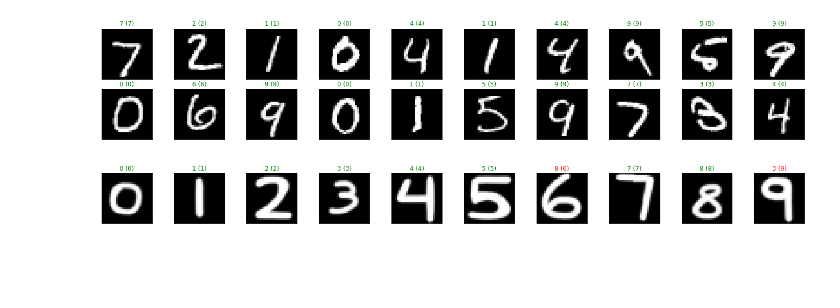
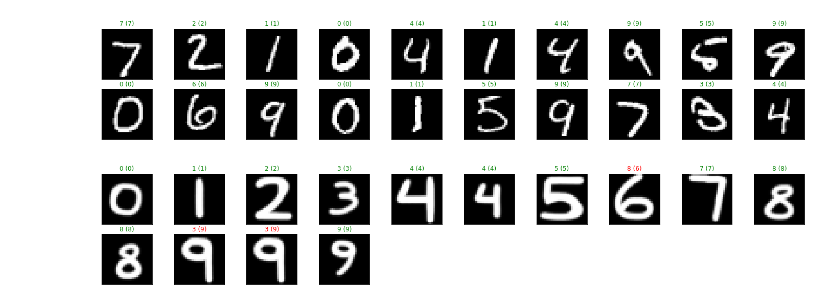
Before and after one commit to BodeMatias/TP1-Inteligencia-Computacional, a Jupyter notebook: Handwritten Digit Classification Using MLP.ipynb, the cells around one changed output. Cells and saved outputs as stored; diff of their text form; code cells hidden in the pictures; blank space fills up the shorter version.

Commit message:
mejoras en input de imagenes

```diff
--- a/Handwritten Digit Classification Using MLP.ipynb
+++ b/Handwritten Digit Classification Using MLP.ipynb
@@ -237,46 +237,56 @@ for idx in np.arange(20):
 [figure]
 # %%
 path = "data/MNIST/raw/images/"
-imagesList = listdir(path)
+
+imagesList = []
+
+imagesMap = {}
+
+for i in range(10):
+    imagesMap[i] = listdir(path + str(i))
+
 loadedImages = []
 tests = []
+correct = []
+imageNumber = 0
 
-correct = []
+for image in imagesMap.keys():
+    for each_image in imagesMap[image]:
+        imageNumber+=1
+        img = PImage.open(path + str(image) + '/' + str(each_image)).convert('L')
+        loadedImages.append(img)
 
-for image in imagesList:
-    img = PImage.open(path + image).convert('L')
-    loadedImages.append(img)
+        correct.append(image)
 
-    correct.append(image.split('.')[0])
+        img = np.array(img)
 
-    img = np.array(img)
+        width, height = img.shape
 
-    width, height = img.shape
-    thresh = img.max()/2.5
+        thresh = img.max()/2.5
 
-    imgCopy = np.asarray(img)
-    imgCopy = imgCopy.astype(float)
+        imgCopy = np.asarray(img)
+        imgCopy = imgCopy.astype(float)
 
-    for x in range(width):
-        for y in range(height):
-            imgCopy[x][y] = float(img[x][y]/255.0)
-            val = round(imgCopy[x][y],2) if imgCopy[x][y] !=0 else 0
-            ax.annotate(str(val), xy=(y,x),
-                        horizontalalignment='center',
-                        verticalalignment='center',
-                        color='white' if imgCopy[x][y]<thresh else 'black')
-    tests.append(imgCopy)
+        for x in range(width):
+            for y in range(height):
+                imgCopy[x][y] = float(img[x][y]/255.0)
+                val = round(imgCopy[x][y],2) if imgCopy[x][y] !=0 else 0
+                ax.annotate(str(val), xy=(y,x),
+                            horizontalalignment='center',
+                            verticalalignment='center',
+                            color='white' if imgCopy[x][y]<thresh else 'black')
+        tests.append(imgCopy)
 
 tests = torch.from_numpy(np.array(tests))
 
 output = model(tests.float())
 _, preds = torch.max(output, 1)
 
 fig = plt.figure(figsize=(25, 4))
 
-for idx in np.arange(len(imagesList)):
+for idx in np.arange(imageNumber):
     ax = fig.add_subplot(2, 20/2, idx+1, xticks=[], yticks=[])
     ax.imshow(np.squeeze(tests[idx]), cmap='gray')
     ax.set_title("{} ({})".format(str(preds[idx].item()), str(correct[idx])), color=("green" if str(preds[idx].item()) == str(correct[idx]) else "red"))
 # %% [output]
-[figure, old version]
+[figure, new version]
```
Also changed, not shown: parts of 2 cells of this notebook, 14 other files.
